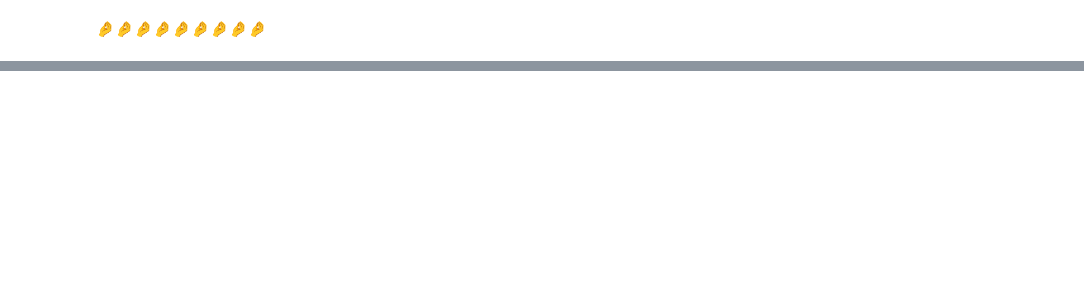
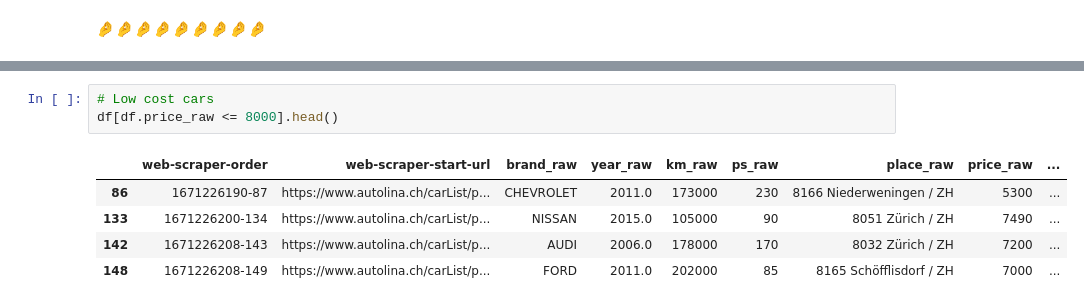
Before and after one commit to AleCecc/DA-SemesterProjekt, a Jupyter notebook: DA-Semesterprojekt.ipynb, the cells around one changed output, grey strips where cells are left out. Drawn from its saved outputs; the diff is of its cells as text; blank space fills up the shorter version.

```diff
--- a/DA-Semesterprojekt.ipynb
+++ b/DA-Semesterprojekt.ipynb
@@ -216,0 +238,9 @@ plt.show()
+# %%
+# Low cost cars
+df[df.price_raw <= 8000].head()
+# %% [output]
+|  | web-scraper-order | web-scraper-start-url | brand_raw | year_raw | km_raw | ps_raw | place_raw | price_raw | ... |
+| 86 | 1671226190-87 | https://www.autolina.ch/carList/p... | CHEVROLET | 2011.0 | 173000 | 230 | 8166 Niederweningen / ZH | 5300 | ... |
+| 133 | 1671226200-134 | https://www.autolina.ch/carList/p... | NISSAN | 2015.0 | 105000 | 90 | 8051 Zürich / ZH | 7490 | ... |
+| 142 | 1671226208-143 | https://www.autolina.ch/carList/p... | AUDI | 2006.0 | 178000 | 170 | 8032 Zürich / ZH | 7200 | ... |
+| 148 | 1671226208-149 | https://www.autolina.ch/carList/p... | FORD | 2011.0 | 202000 | 85 | 8165 Schöfflisdorf / ZH | 7000 | ... |
```
Also changed, not shown: parts of 12 cells of this notebook, 3 other files.
